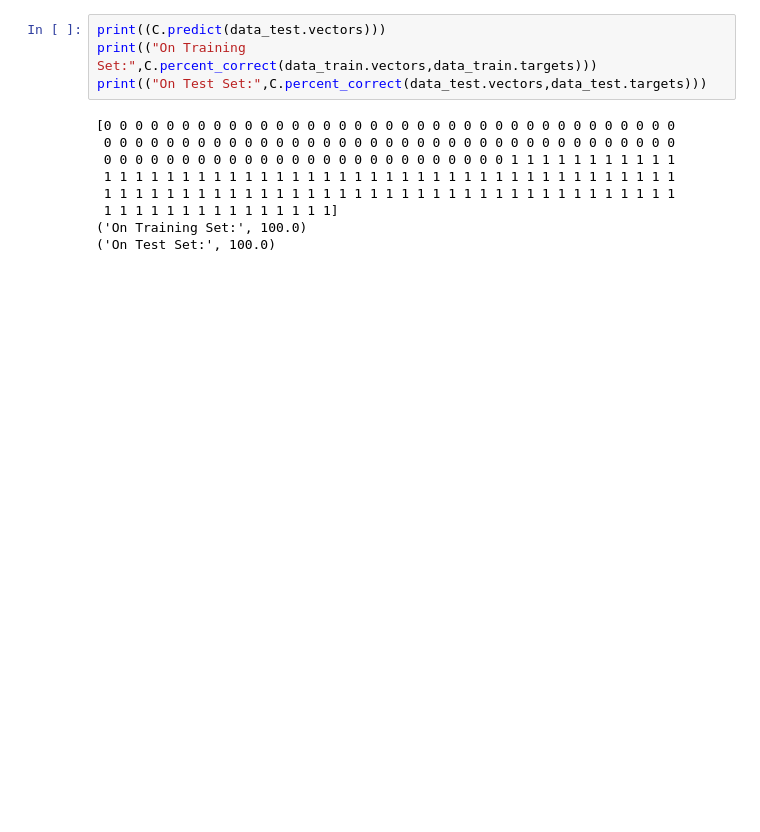
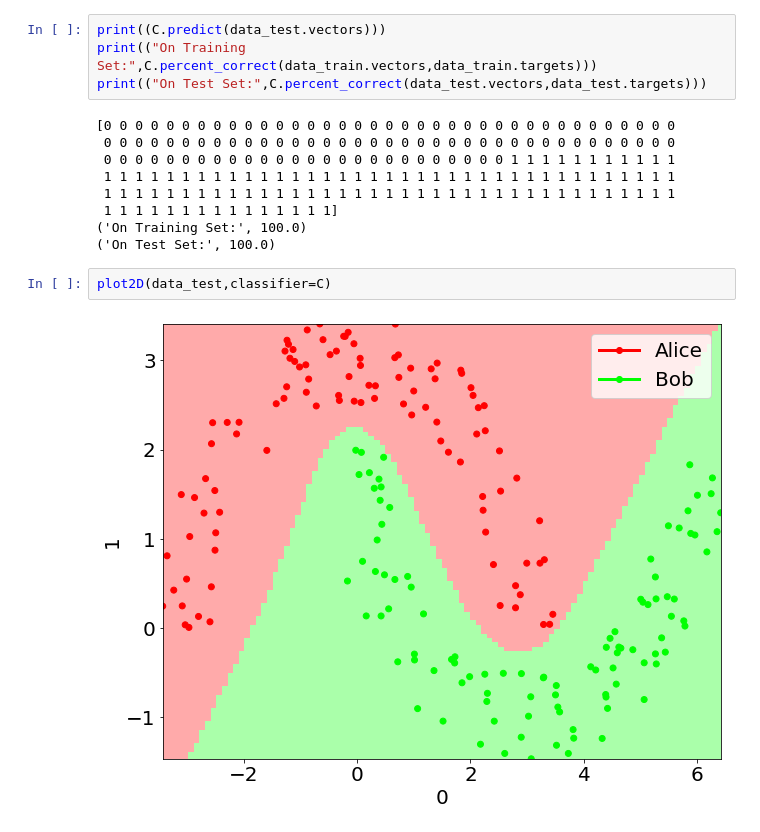
Before and after one commit to bblais/AI-and-Robotics-Fall-2021-Class-Notebooks, a Jupyter notebook: Sprint #4 - Images, Classification, and Neural Networks/2021-11-22 Neural Network Introduction.ipynb, the cells around one changed output. Drawn from its saved outputs; the diff is of its cells as text; blank space fills up the shorter version.

```diff
--- a/Sprint #4 - Images, Classification, and Neural Networks/2021-11-22 Neural Network Introduction.ipynb
+++ b/Sprint #4 - Images, Classification, and Neural Networks/2021-11-22 Neural Network Introduction.ipynb
@@ -68,3 +74,7 @@ print(("On Test Set:",C.percent_correct(data_test.vectors,data_test.targets)))
  1 1 1 1 1 1 1 1 1 1 1 1 1 1 1]
 ('On Training Set:', 100.0)
 ('On Test Set:', 100.0)
+# %%
+plot2D(data_test,classifier=C)
+# %% [output]
+[figure, added]
```
Also changed, not shown: parts of 26 cells of this notebook, 1 other file.
